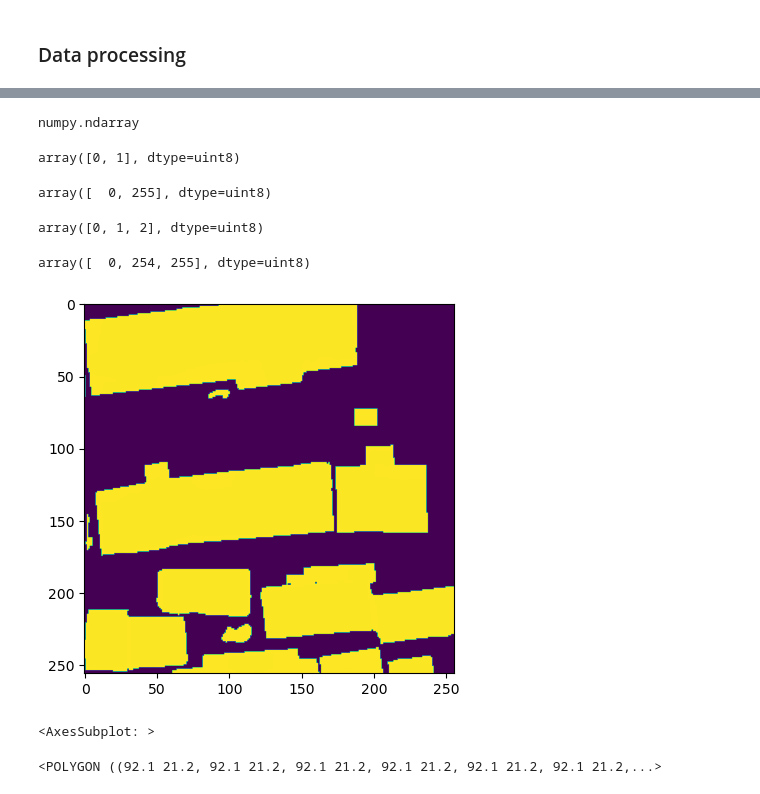
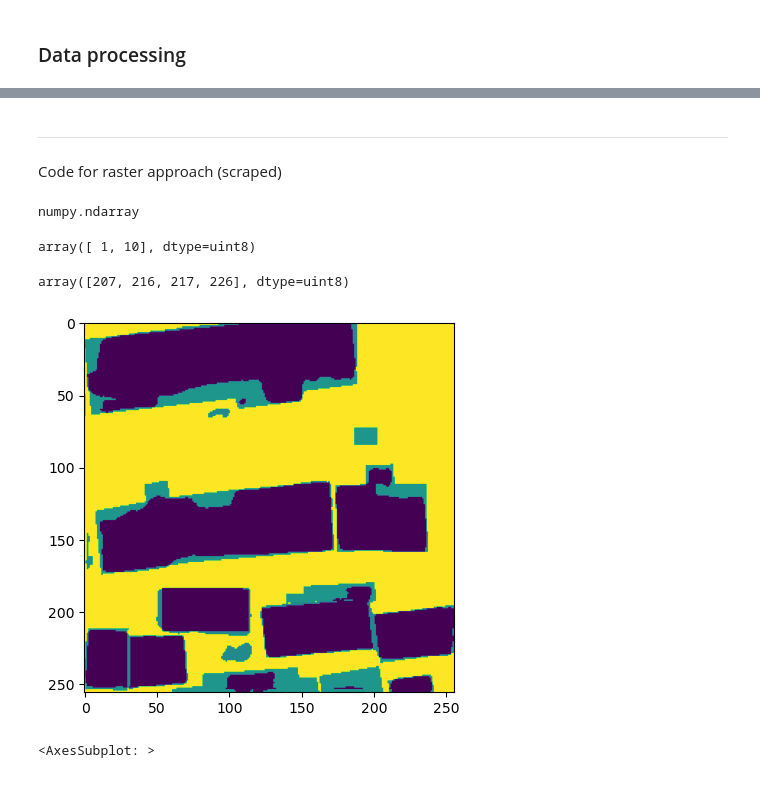
Before and after one commit to ciupava/maptcha_dev, a Jupyter notebook: notebooks/images_processing.ipynb, the cells around one changed output, grey strips where cells are left out. Drawn from its saved outputs; the diff is of its cells as text; code cells hidden in the pictures.

Commit message:
experimenting Kshitij functions, env, figures

```diff
--- a/notebooks/images_processing.ipynb
+++ b/notebooks/images_processing.ipynb
@@ -110,9 +194,17 @@ rasterio.io.DatasetReader
+# %% [markdown]
+---
+
+Code for raster approach (scraped)
 # %%
 # Obtain data for T/F P/N
 # diff = mask - pred_raster #### too simple!! apparently to subtract rasters we need numpy:
 # https://gis.stackexchange.com/questions/463797/calculating-difference-between-two-raster-layers-in-python
-mask_np = mask.read(1) #Read first band as a numpy array
+mask_np = mask.read(1) #Read first band (only band) as a numpy array
 pred_raster_np = pred_raster.read(1)
+
+mask_np[np.isin(mask_np, 0)]=10
+pred_raster_np[np.isin(pred_raster_np, 0)]=40
+pred_raster_np[np.isin(pred_raster_np, 255)]=50
 
 diff = mask_np - pred_raster_np
 diff2 = pred_raster_np - mask_np
@@ -123,26 +215,13 @@ numpy.ndarray
 # %%
 np.unique(mask_np)
 # %% [output]
-array([0, 1], dtype=uint8)
+array([ 1, 10], dtype=uint8)
-# %%
-np.unique(pred_raster_np)
-# %% [output]
-array([  0, 255], dtype=uint8)
 # %%
 np.unique(diff)
 # %% [output]
-array([0, 1, 2], dtype=uint8)
+array([207, 216, 217, 226], dtype=uint8)
-# %%
-np.unique(diff2)
-# %% [output]
-array([  0, 254, 255], dtype=uint8)
 # %%
-show(diff2)
+show(diff)
 # %% [output]
-[figure, old version]
+[figure, new version]
 <AxesSubplot: >
-# %%
-sample_pred = pred_vect['geometry'][3]
-sample_pred
-# %% [output]
-<POLYGON ((92.1 21.2, 92.1 21.2, 92.1 21.2, 92.1 21.2, 92.1 21.2, 92.1 21.2,...>
```
Also changed, not shown: parts of 29 cells of this notebook, 5 other files.
